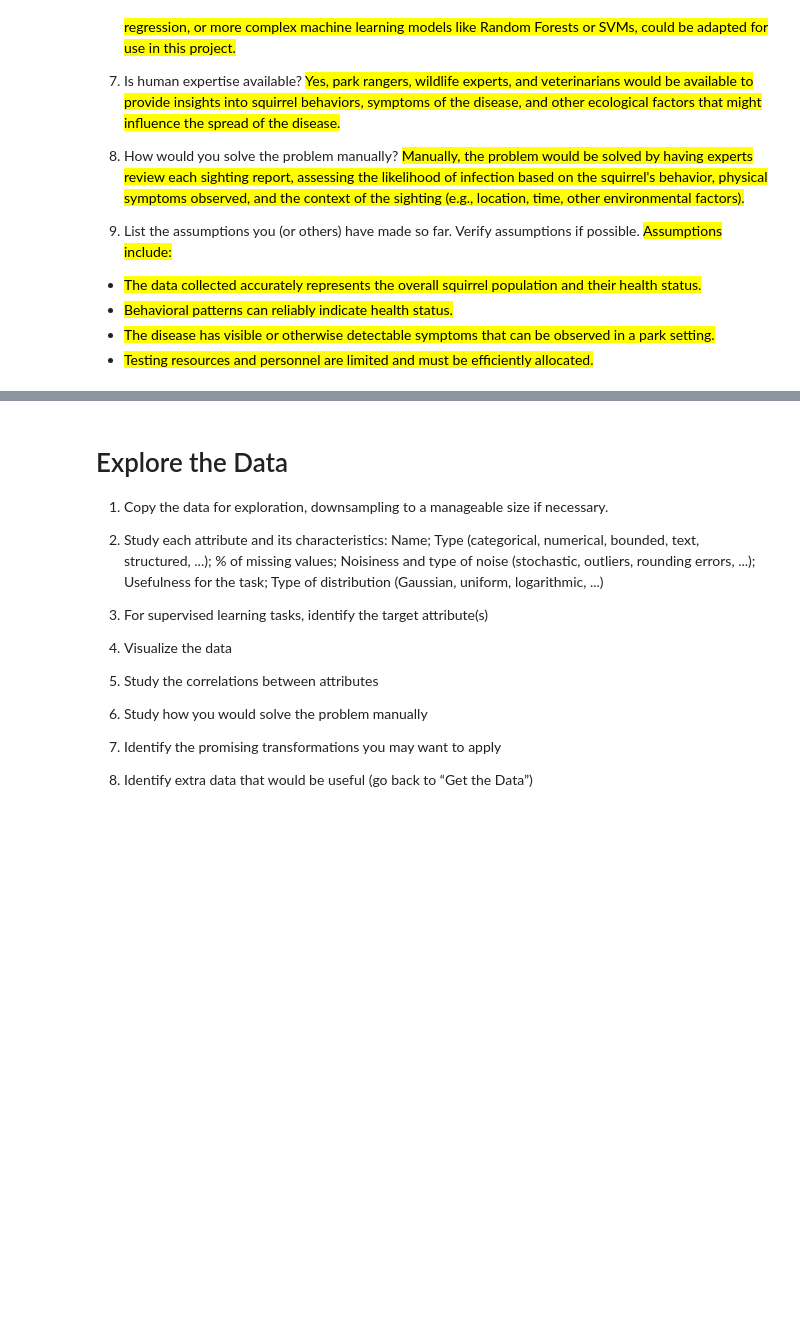
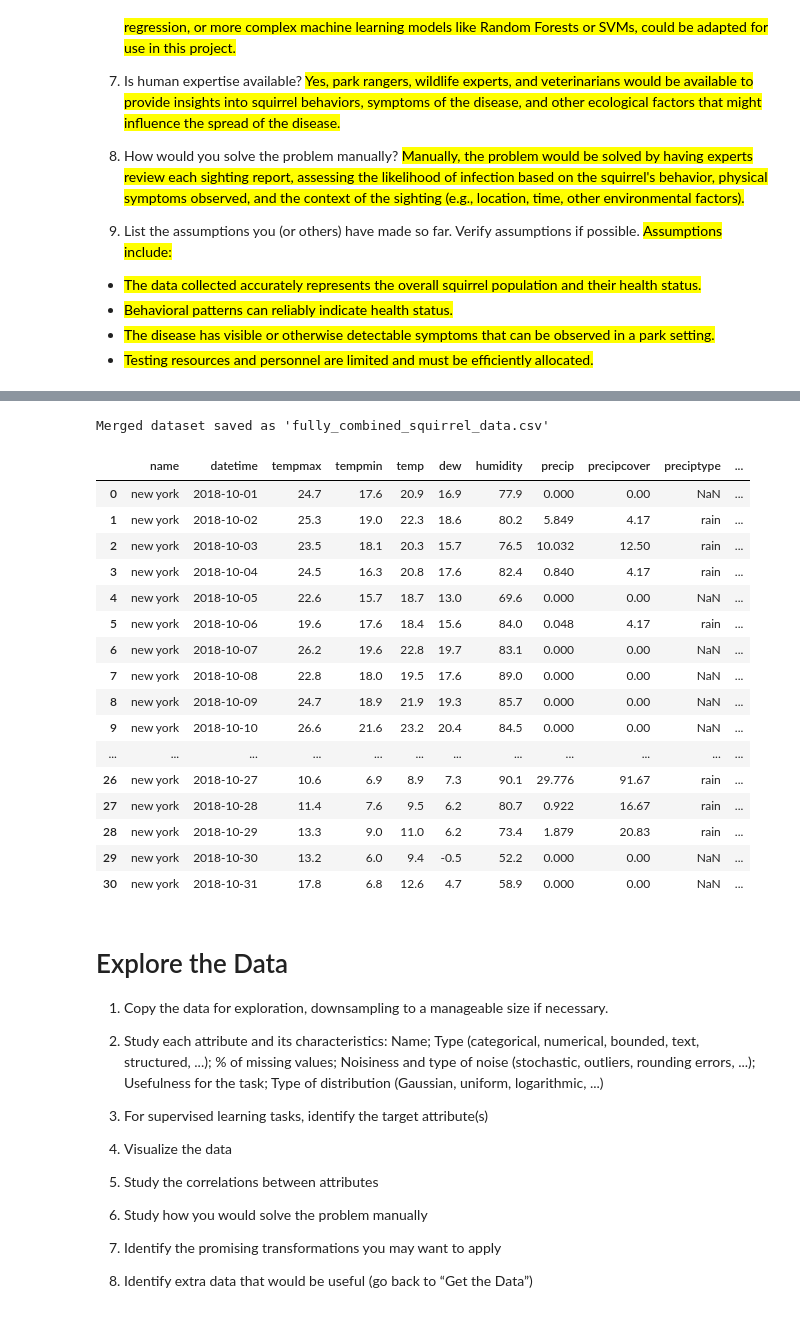
Before and after one commit to jyounes23/Nutosis, a Jupyter notebook: P2-Nutosis/Nutosis.ipynb, the cells around one changed output, grey strips where cells are left out. Cells and saved outputs as stored; diff of their text form; code cells hidden in the pictures; blank space fills up the shorter version.

```diff
--- a/P2-Nutosis/Nutosis.ipynb
+++ b/P2-Nutosis/Nutosis.ipynb
@@ -112,6 +125,73 @@ Get the Data
 
     5. Should any of the features be stratified during the train/test split to avoid sampling biases?
        	<mark>•	Stratification might be necessary based on “Age” or “Primary Fur Color” in the Squirrel Census data to maintain diversity in demographic features. If focusing on health outcomes, stratifying by a feature related to disease occurrence or geography may reduce sampling bias.<mark>
+# %%
+# Load CSV files into variables
+squirrel_data = pd.read_csv('2018_Central_Park_Squirrel_Census_-_Squirrel_Data_20241106.csv')
+
+stories_data = pd.read_csv('2018_Central_Park_Squirrel_Census_-_Stories_20241106.csv')
+
+diseased_squirrels = pd.read_csv('diseased_squirrels.csv', header=None, names=["Unique Squirrel ID"])
+
+weather_data = pd.read_csv('/Users/nelsont/Courses/machinelearning/Nutosis/weather.csv')
+# %%
+# Step 1: Merge squirrel_data with diseased_squirrels to add disease status to each squirrel
+# Add a 'Diseased' column to mark diseased squirrels (1 if diseased, 0 otherwise)
+squirrel_data = squirrel_data.merge(diseased_squirrels.assign(Diseased=1), on="Unique Squirrel ID", how="left")
+squirrel_data['Diseased'] = squirrel_data['Diseased'].fillna(0).astype(int)
+
+# Step 2: Convert 'Date' columns to datetime format to ensure consistency
+squirrel_data['Date'] = pd.to_datetime(squirrel_data['Date'], format='%m%d%Y', errors='coerce')
+stories_data['Date'] = pd.to_datetime(stories_data['Date'], format='%m%d%Y', errors='coerce')
+
+# Step 3: Merge squirrel_data with stories_data on 'Hectare', 'Shift', and 'Date'
+# This includes story data columns with a '_Story' suffix to avoid conflicts
+combined_data = pd.merge(squirrel_data, stories_data, on=['Hectare', 'Shift', 'Date'], how='left', suffixes=('', '_Story'))
+
+# Save the fully merged dataset to a CSV file
+combined_data.to_csv('fully_combined_squirrel_data.csv', index=False)
+
+print("Merged dataset saved as 'fully_combined_squirrel_data.csv'")
+# %% [output]
+Merged dataset saved as 'fully_combined_squirrel_data.csv'
+# %%
+def split_data(data):
+    # Split the data into training and testing sets
+    train_data, test_data = train_test_split(data, test_size=0.2, random_state=42)
+    return train_data, test_data
+
+
+
+
+# Function to drop unneeded features from the weather dataset
+def drop_unaligned_features(data):
+    data = data.drop(columns=[
+        'feelslikemax', 'feelslikemin', 'feelslike', 'precipprob',
+        'sealevelpressure', 'stations', 'cloudcover', 'visibility',
+        'severerisk', 'moonphase', 'uvindex', 'conditions',
+        'description', 'icon'
+    ])
+    return data
+
+drop_unaligned_features(weather_data)
+# %% [output]
+|  | name | datetime | tempmax | tempmin | temp | dew | humidity | precip | precipcover | preciptype | ... |
+| 0 | new york | 2018-10-01 | 24.7 | 17.6 | 20.9 | 16.9 | 77.9 | 0.000 | 0.00 | NaN | ... |
+| 1 | new york | 2018-10-02 | 25.3 | 19.0 | 22.3 | 18.6 | 80.2 | 5.849 | 4.17 | rain | ... |
+| 2 | new york | 2018-10-03 | 23.5 | 18.1 | 20.3 | 15.7 | 76.5 | 10.032 | 12.50 | rain | ... |
+| 3 | new york | 2018-10-04 | 24.5 | 16.3 | 20.8 | 17.6 | 82.4 | 0.840 | 4.17 | rain | ... |
+| 4 | new york | 2018-10-05 | 22.6 | 15.7 | 18.7 | 13.0 | 69.6 | 0.000 | 0.00 | NaN | ... |
+| 5 | new york | 2018-10-06 | 19.6 | 17.6 | 18.4 | 15.6 | 84.0 | 0.048 | 4.17 | rain | ... |
+| 6 | new york | 2018-10-07 | 26.2 | 19.6 | 22.8 | 19.7 | 83.1 | 0.000 | 0.00 | NaN | ... |
+| 7 | new york | 2018-10-08 | 22.8 | 18.0 | 19.5 | 17.6 | 89.0 | 0.000 | 0.00 | NaN | ... |
+| 8 | new york | 2018-10-09 | 24.7 | 18.9 | 21.9 | 19.3 | 85.7 | 0.000 | 0.00 | NaN | ... |
+| 9 | new york | 2018-10-10 | 26.6 | 21.6 | 23.2 | 20.4 | 84.5 | 0.000 | 0.00 | NaN | ... |
+| ... | ... | ... | ... | ... | ... | ... | ... | ... | ... | ... | ... |
+| 26 | new york | 2018-10-27 | 10.6 | 6.9 | 8.9 | 7.3 | 90.1 | 29.776 | 91.67 | rain | ... |
+| 27 | new york | 2018-10-28 | 11.4 | 7.6 | 9.5 | 6.2 | 80.7 | 0.922 | 16.67 | rain | ... |
+| 28 | new york | 2018-10-29 | 13.3 | 9.0 | 11.0 | 6.2 | 73.4 | 1.879 | 20.83 | rain | ... |
+| 29 | new york | 2018-10-30 | 13.2 | 6.0 | 9.4 | -0.5 | 52.2 | 0.000 | 0.00 | NaN | ... |
+| 30 | new york | 2018-10-31 | 17.8 | 6.8 | 12.6 | 4.7 | 58.9 | 0.000 | 0.00 | NaN | ... |
 # %% [markdown]
 Explore the Data
 ================
```
Also changed, not shown: parts of 10 cells of this notebook, 1 other file.
